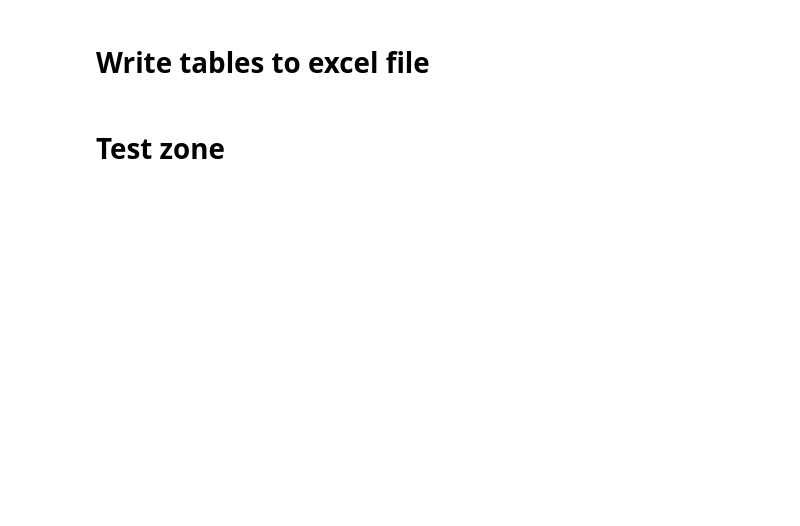
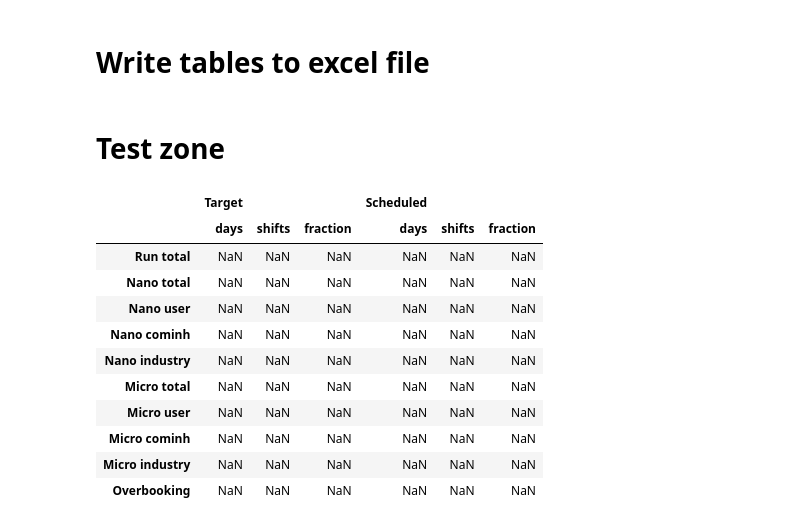
Before and after one commit to feinfinger/p05_scheduler, a Jupyter notebook: 2023_p05_schedule.ipynb, the cells around one changed output. Cells and saved outputs as stored; diff of their text form; code cells hidden in the pictures; blank space fills up the shorter version.

```diff
--- a/2023_p05_schedule.ipynb
+++ b/2023_p05_schedule.ipynb
@@ -1026,3 +1101,20 @@ micro = pro_run1.table[pro_run1.table['Setup'].str.contains('Microtomography')]
 micro = micro[(micro["Proposal"].str.contains("micro comm") == False)]
 micro.sort_values(by=["Ranking (numbers)"]).loc[:, "Shifts final"].cumsum()
 11016383 in micro.index.to_series()
+# %%
+test = pd.DataFrame(index=pd.Index(['Run total', 'Nano total', 'Nano user', 'Nano cominh', 'Nano industry','Micro total', 'Micro user', 'Micro cominh', 'Micro industry', 'Overbooking']),
+                    columns=pd.MultiIndex.from_product([['Target', 'Scheduled'],['days', 'shifts', 'fraction']]))
+display(test)
+# %% [output]
+|  | Target |  |  | Scheduled |  |  |
+|  | days | shifts | fraction | days | shifts | fraction |
+| Run total | NaN | NaN | NaN | NaN | NaN | NaN |
+| Nano total | NaN | NaN | NaN | NaN | NaN | NaN |
+| Nano user | NaN | NaN | NaN | NaN | NaN | NaN |
+| Nano cominh | NaN | NaN | NaN | NaN | NaN | NaN |
+| Nano industry | NaN | NaN | NaN | NaN | NaN | NaN |
+| Micro total | NaN | NaN | NaN | NaN | NaN | NaN |
+| Micro user | NaN | NaN | NaN | NaN | NaN | NaN |
+| Micro cominh | NaN | NaN | NaN | NaN | NaN | NaN |
+| Micro industry | NaN | NaN | NaN | NaN | NaN | NaN |
+| Overbooking | NaN | NaN | NaN | NaN | NaN | NaN |
```
Also changed, not shown: parts of 9 cells of this notebook.
